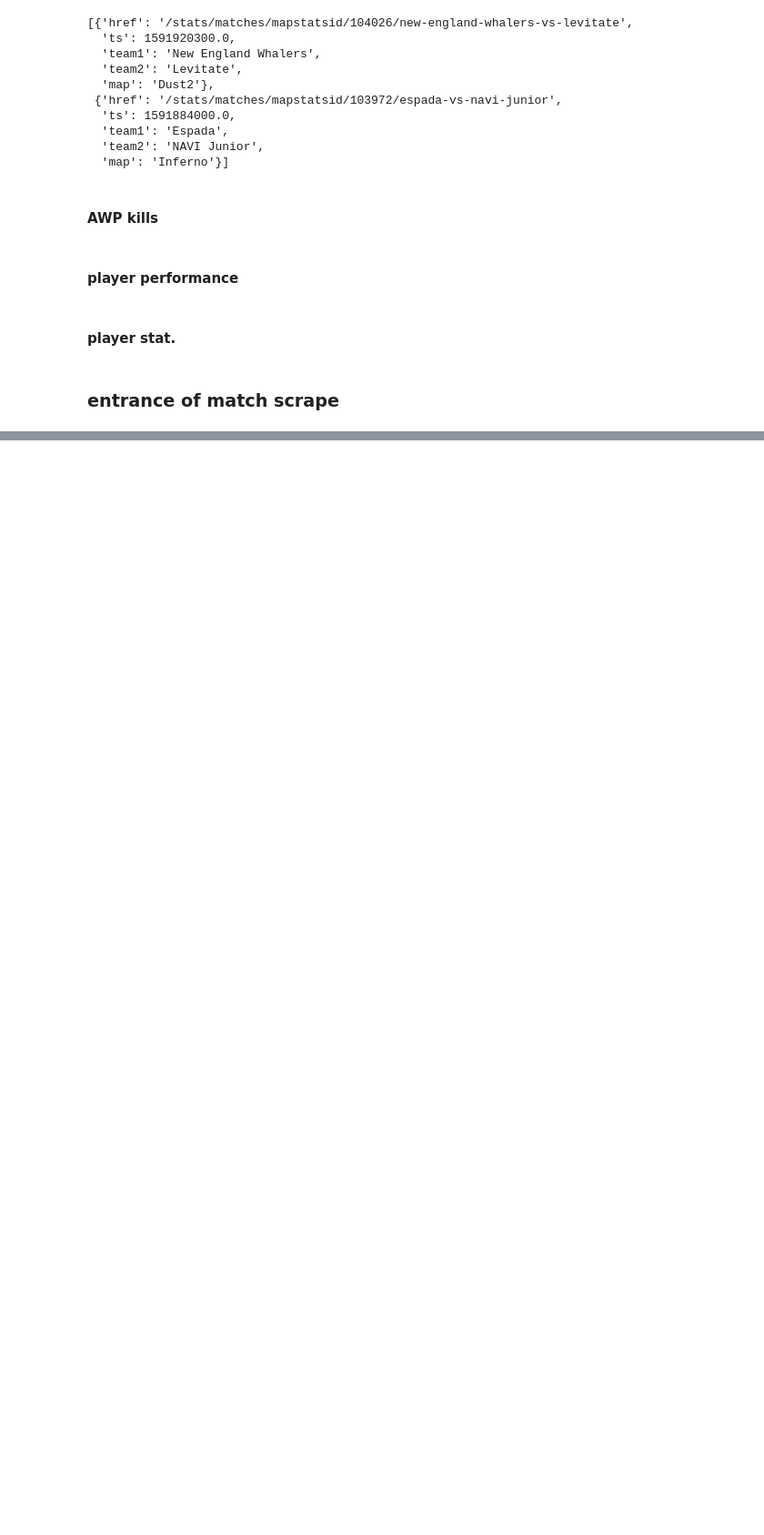
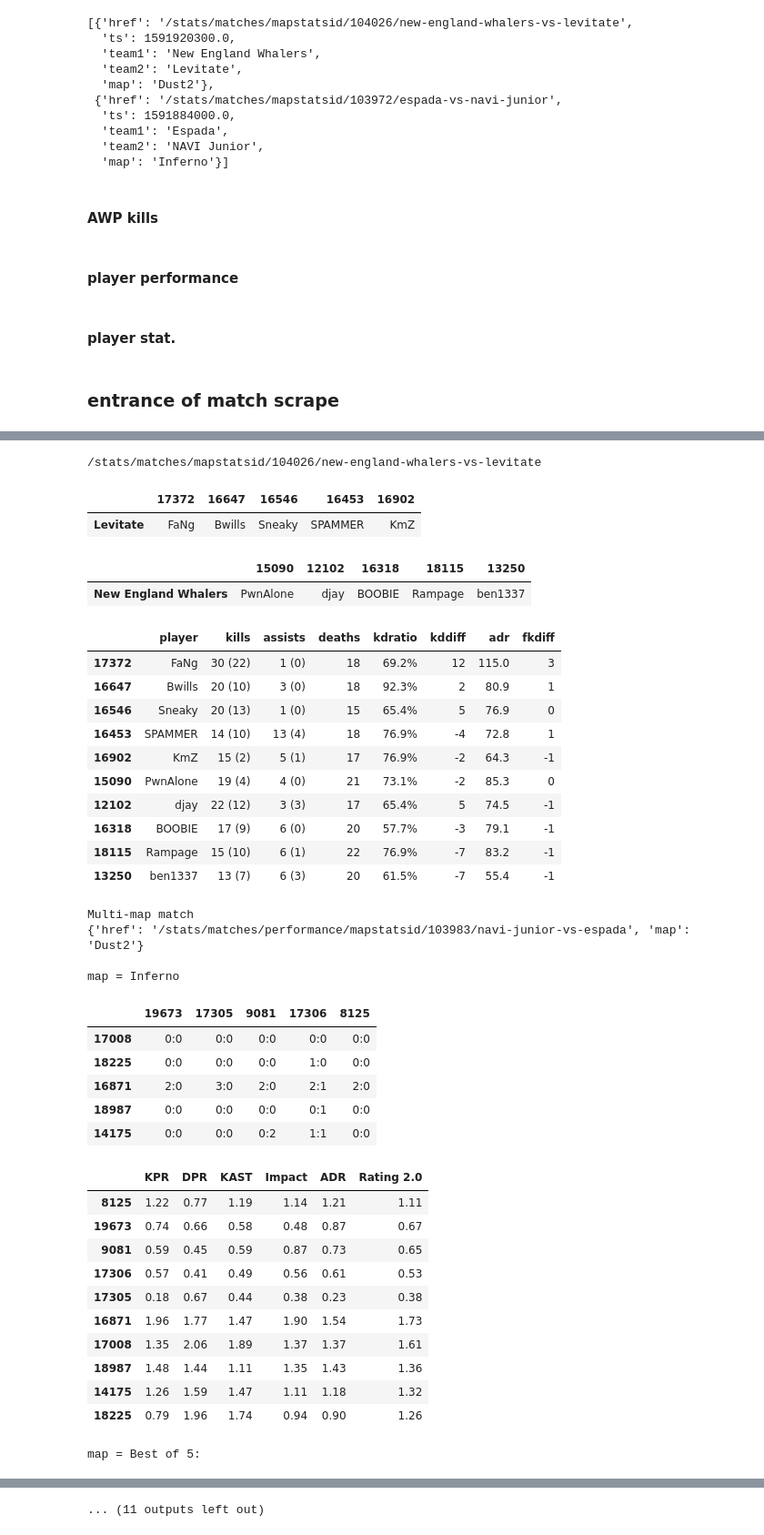
Before and after one commit to pqrt12/Final_Project, a Jupyter notebook: Notebook/scrape.ipynb, the cells around one changed output, grey strips where cells are left out. Shown: that part at 91% size. Cells and saved outputs as stored; diff of their text form; code cells hidden in the pictures; blank space fills up the shorter version.

```diff
--- a/Notebook/scrape.ipynb
+++ b/Notebook/scrape.ipynb
@@ -45,7 +57,7 @@ hltv_url = 'https://www.hltv.org'
 # Visit the site to Scrape
 next_url = '/stats/matches'
 match_urls = []
-for cnt in range(2000):
+for cnt in range(0):
     # Visit the site to Scrape
     browser.visit(hltv_url + next_url)
     browser.is_element_present_by_tag('div.contentCol', wait_time=3)
@@ -166,26 +165,29 @@ def player_performance(performance):
     highlighted_players = performance.find('div', attrs='player-overview')      \
                                 .find_all('div', attrs='highlighted-player')
 
+    #
+    performance_table = {}
     for player in highlighted_players:
-        player_performance = {}
-        # player_name
+        row = {}
+
+        # performance items
+        fact = player.find('div', attrs='facts')
+        json_data = json.loads(fact.div['data-fusionchart-config'])
+        for item in json_data['dataSource']['data']:
+            row[item['label']] = item['value']
+
+        ## player_id
+        player_id = '0'
         headline = player.find('div', attrs='headline')
-        player_performance['name'] = headline.a.text
-        ## player_id
-        player_id = 0
         str = headline.a['href']
         for e in str.split('/'):
             if e.isnumeric():
                 player_id = int(e)
-        player_performance['player_id'] = player_id
+        performance_table[player_id] = row
 
-        # performance items
-        fact = player.find('div', attrs='facts')
-        json_data = json.loads(fact.div['data-fusionchart-config'])
-
-        for item in json_data['dataSource']['data']:
-            player_performance[item['label']] = item['value']
-        print(player_performance)
+    # debug only
+    display(pd.read_json(json.dumps(performance_table), orient='index'))
+    return performance_table
 # %%
 def player_map_performance_get(performance):
     AWP_kills(performance)
@@ -282,12 +306,12 @@ def match_scrape(brower, match_info):
     # Parse the HTML
     stats_table = BeautifulSoup(browser.html, 'html.parser')           \
                        .find_all("table", attrs={"class": "stats-table"})
-    team_st = []
-    for stat_table in stats_table:
-        team_st.append(team_stat(stat_table))
-    print(team_st)
+    teams, player_st = stats_table_scrape(stats_table)
+    #print(team_st)
+    return player_st
 # %%
 for match_info in match_urls:
-    match_scrape(browser, match_info)
+#match_info = match_urls[0]
+    team_st = match_scrape(browser, match_info)
 # %% [output]
 Single map match
@@ -309,0 +335,38 @@ team2 player = BOOBIE, scores = ['0:0', '0:0', '0:1', '0:0', '0:0']
+/stats/matches/mapstatsid/104026/new-england-whalers-vs-levitate
+|  | 17372 | 16647 | 16546 | 16453 | 16902 |
+| Levitate | FaNg | Bwills | Sneaky | SPAMMER | KmZ |
+|  | 15090 | 12102 | 16318 | 18115 | 13250 |
+| New England Whalers | PwnAlone | djay | BOOBIE | Rampage | ben1337 |
+|  | player | kills | assists | deaths | kdratio | kddiff | adr | fkdiff |
+| 17372 | FaNg | 30 (22) | 1 (0) | 18 | 69.2% | 12 | 115.0 | 3 |
+| 16647 | Bwills | 20 (10) | 3 (0) | 18 | 92.3% | 2 | 80.9 | 1 |
+| 16546 | Sneaky | 20 (13) | 1 (0) | 15 | 65.4% | 5 | 76.9 | 0 |
+| 16453 | SPAMMER | 14 (10) | 13 (4) | 18 | 76.9% | -4 | 72.8 | 1 |
+| 16902 | KmZ | 15 (2) | 5 (1) | 17 | 76.9% | -2 | 64.3 | -1 |
+| 15090 | PwnAlone | 19 (4) | 4 (0) | 21 | 73.1% | -2 | 85.3 | 0 |
+| 12102 | djay | 22 (12) | 3 (3) | 17 | 65.4% | 5 | 74.5 | -1 |
+| 16318 | BOOBIE | 17 (9) | 6 (0) | 20 | 57.7% | -3 | 79.1 | -1 |
+| 18115 | Rampage | 15 (10) | 6 (1) | 22 | 76.9% | -7 | 83.2 | -1 |
+| 13250 | ben1337 | 13 (7) | 6 (3) | 20 | 61.5% | -7 | 55.4 | -1 |
+Multi-map match
+{'href': '/stats/matches/performance/mapstatsid/103983/navi-junior-vs-espada', 'map': 'Dust2'}
+
+map = Inferno
+|  | 19673 | 17305 | 9081 | 17306 | 8125 |
+| 17008 | 0:0 | 0:0 | 0:0 | 0:0 | 0:0 |
+| 18225 | 0:0 | 0:0 | 0:0 | 1:0 | 0:0 |
+| 16871 | 2:0 | 3:0 | 2:0 | 2:1 | 2:0 |
+| 18987 | 0:0 | 0:0 | 0:0 | 0:1 | 0:0 |
+| 14175 | 0:0 | 0:0 | 0:2 | 1:1 | 0:0 |
+|  | KPR | DPR | KAST | Impact | ADR | Rating 2.0 |
+| 8125 | 1.22 | 0.77 | 1.19 | 1.14 | 1.21 | 1.11 |
+| 19673 | 0.74 | 0.66 | 0.58 | 0.48 | 0.87 | 0.67 |
+| 9081 | 0.59 | 0.45 | 0.59 | 0.87 | 0.73 | 0.65 |
+| 17306 | 0.57 | 0.41 | 0.49 | 0.56 | 0.61 | 0.53 |
+| 17305 | 0.18 | 0.67 | 0.44 | 0.38 | 0.23 | 0.38 |
+| 16871 | 1.96 | 1.77 | 1.47 | 1.90 | 1.54 | 1.73 |
+| 17008 | 1.35 | 2.06 | 1.89 | 1.37 | 1.37 | 1.61 |
+| 18987 | 1.48 | 1.44 | 1.11 | 1.35 | 1.43 | 1.36 |
+| 14175 | 1.26 | 1.59 | 1.47 | 1.11 | 1.18 | 1.32 |
+| 18225 | 0.79 | 1.96 | 1.74 | 0.94 | 0.90 | 1.26 |
+map = Best of 5:
@@ -309,0 +379 @@ team2 player = BOOBIE, scores = ['0:0', '0:0', '0:1', '0:0', '0:0']
+... (11 outputs left out)
```
Also changed, not shown: parts of 8 cells of this notebook.
